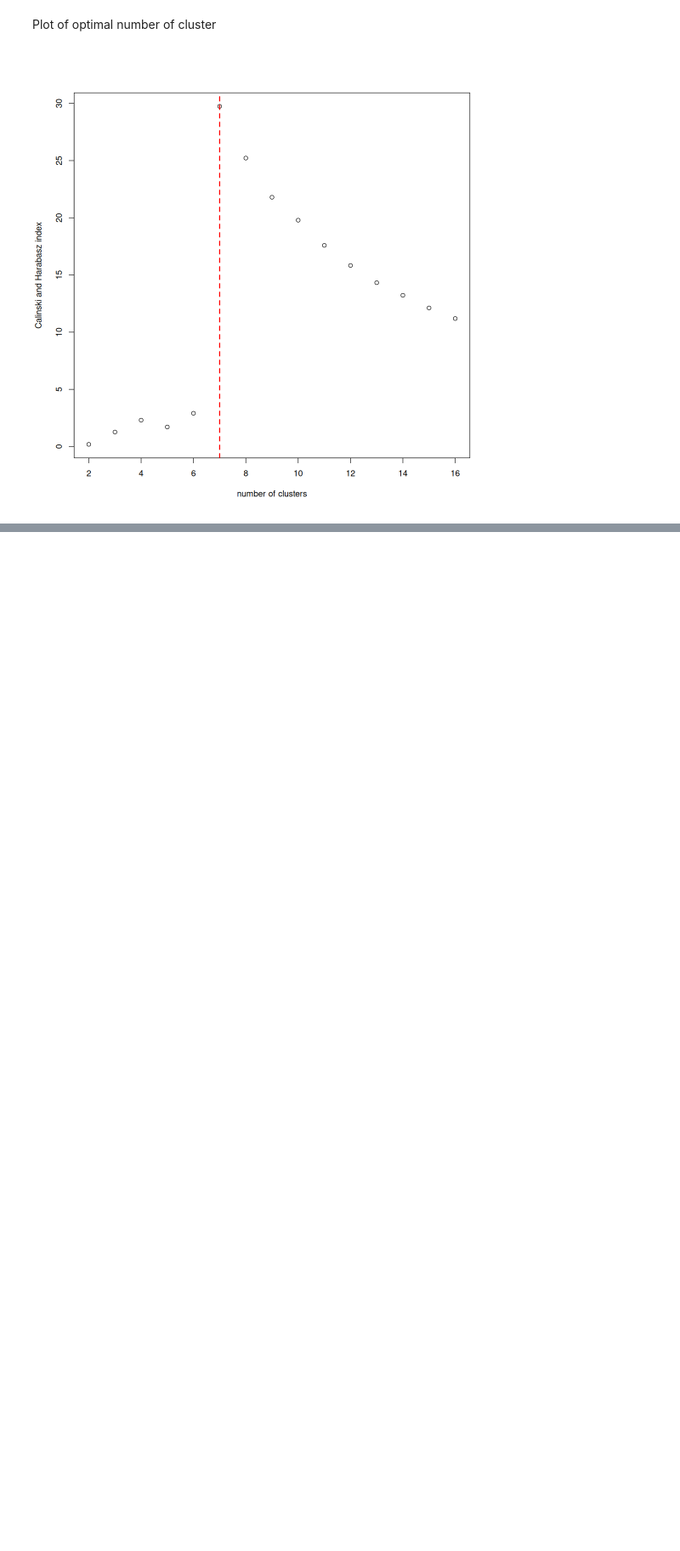
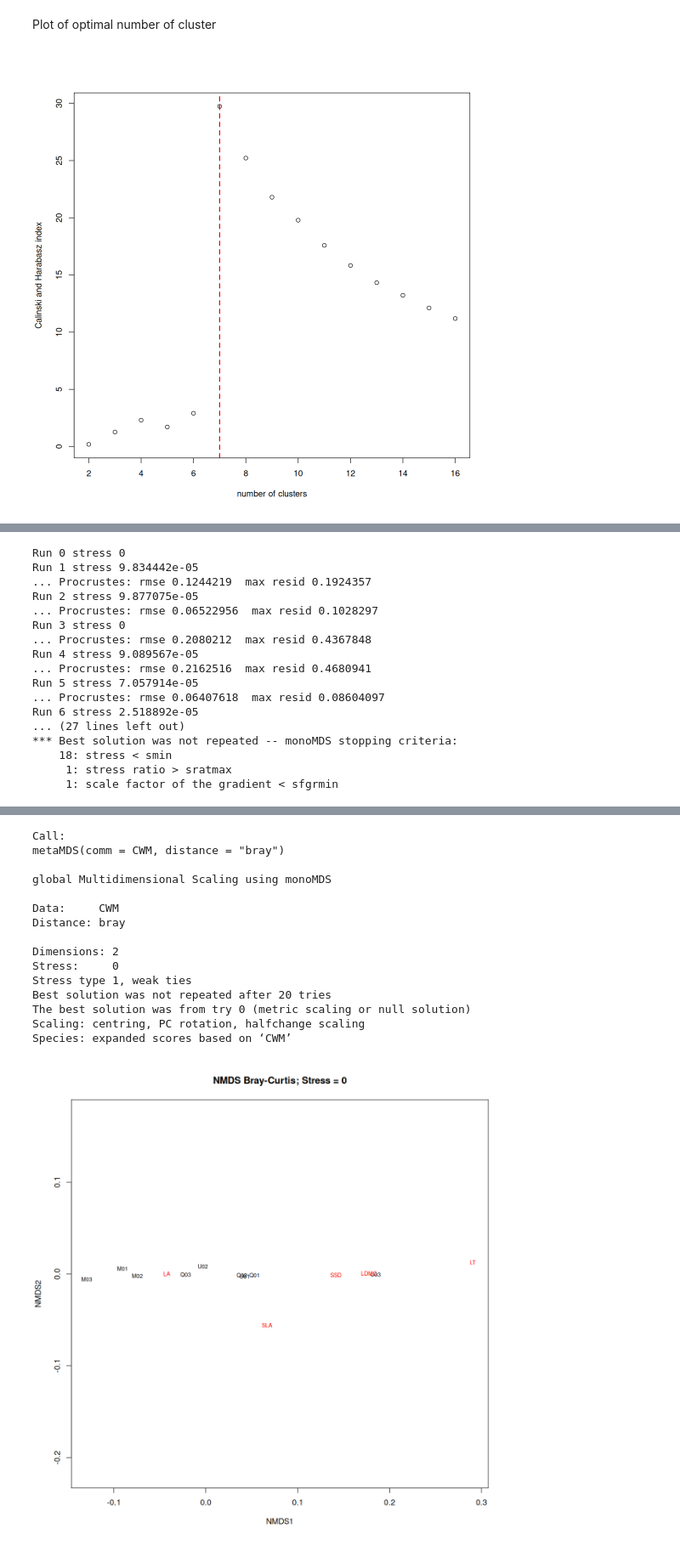
Before and after one commit to zfourati/Multivariate_statisitcs_project, a Jupyter notebook: taiwan_forest/script_alena.ipynb, the cells around one changed output, grey strips where cells are left out. Shown at 85% size. Drawn from its saved outputs; the diff is of its cells as text; code cells hidden in the pictures; blank space fills up the shorter version.

```diff
--- a/taiwan_forest/script_alena.ipynb
+++ b/taiwan_forest/script_alena.ipynb
@@ -392,0 +412,17 @@ plot(spe.b.pcoa.env, p.max = 0.05, col = 3)
+# %%
+library(vegan)
+install.packages("FD")   # run once
+library(FD)
+
+# Remove site column and keep only species abundances
+spe_mat <- spe %>%
+  column_to_rownames("site") %>%
+  as.matrix()
+
+# Make sure species order matches traits
+spe_mat <- spe_mat[, rownames(traits_norm)]
+
+# Compute CWM
+CWM <- functcomp(traits_norm, spe_mat, CWM.type = "all")
+
+head(CWM)
@@ -392,0 +446,32 @@ plot(spe.b.pcoa.env, p.max = 0.05, col = 3)
+# %%
+# Perform Non-metric Multidimensional Scaling (NMDS) on the 'spe' dataset
+# using Bray-Curtis dissimilarity
+CWM.nmds <- metaMDS(CWM, distance = "bray")
+
+#Display the NMDS outputs
+CWM.nmds
+
+# Set plot size in Jupyter Notebook (12 x 12 inches)
+options(repr.plot.width = 10, repr.plot.height = 10)
+# Plot the NMDS ordination result
+plot(CWM.nmds,
+     type = "t",
+     main = paste("NMDS Bray-Curtis; Stress =", round(CWM.nmds$stress, 3)))
+# %% [output]
+Run 0 stress 0
+Run 1 stress 9.834442e-05
+... Procrustes: rmse 0.1244219  max resid 0.1924357
+Run 2 stress 9.877075e-05
+... Procrustes: rmse 0.06522956  max resid 0.1028297
+Run 3 stress 0
+... Procrustes: rmse 0.2080212  max resid 0.4367848
+Run 4 stress 9.089567e-05
+... Procrustes: rmse 0.2162516  max resid 0.4680941
+Run 5 stress 7.057914e-05
+... Procrustes: rmse 0.06407618  max resid 0.08604097
+Run 6 stress 2.518892e-05
+... (27 lines left out)
+*** Best solution was not repeated -- monoMDS stopping criteria:
+    18: stress < smin
+     1: stress ratio > sratmax
+     1: scale factor of the gradient < sfgrmin
@@ -392,0 +480,16 @@ plot(spe.b.pcoa.env, p.max = 0.05, col = 3)
+Call:
+metaMDS(comm = CWM, distance = "bray")
+
+global Multidimensional Scaling using monoMDS
+
+Data:     CWM
+Distance: bray
+
+Dimensions: 2
+Stress:     0
+Stress type 1, weak ties
+Best solution was not repeated after 20 tries
+The best solution was from try 0 (metric scaling or null solution)
+Scaling: centring, PC rotation, halfchange scaling
+Species: expanded scores based on ‘CWM’
+[figure, added]
```
Also changed, not shown: parts of 14 cells of this notebook, 1 other file.
